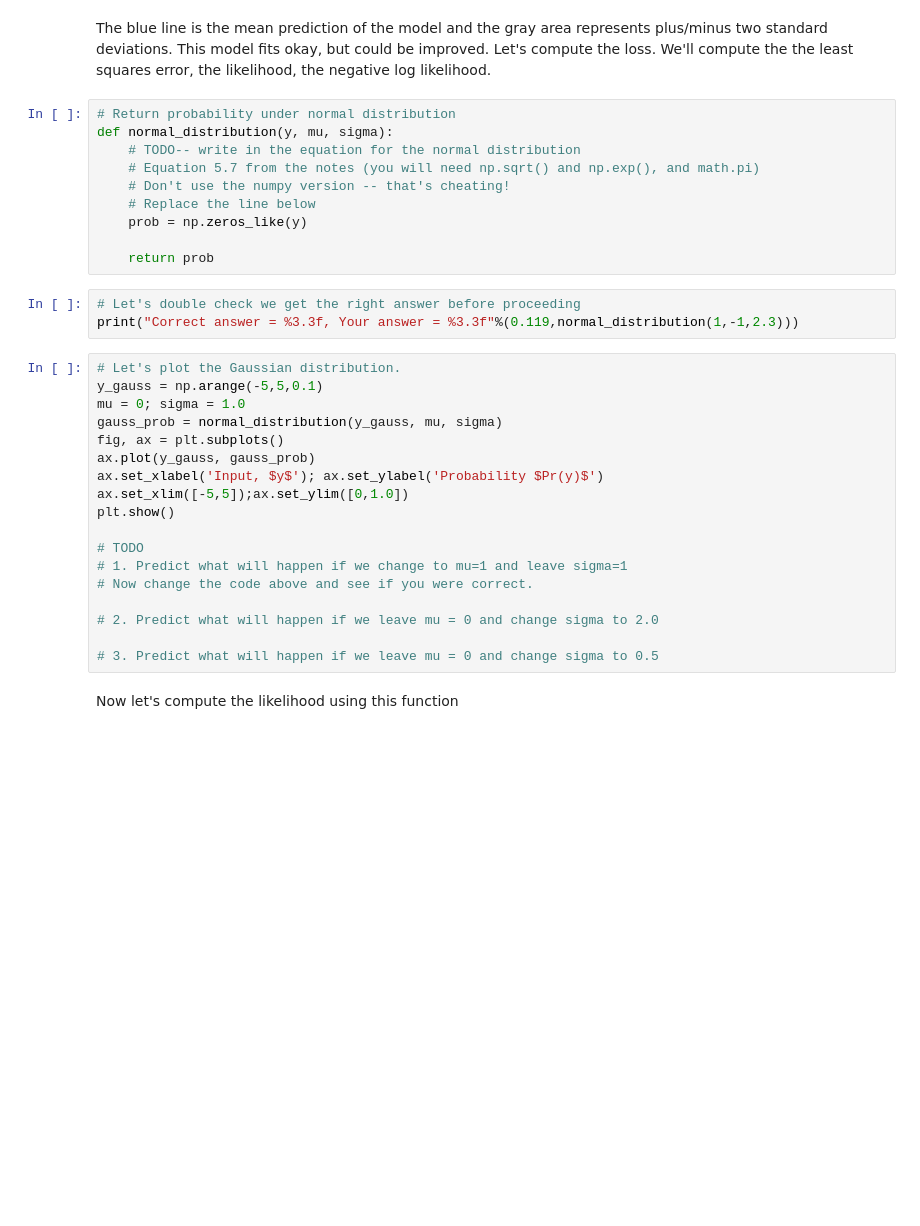
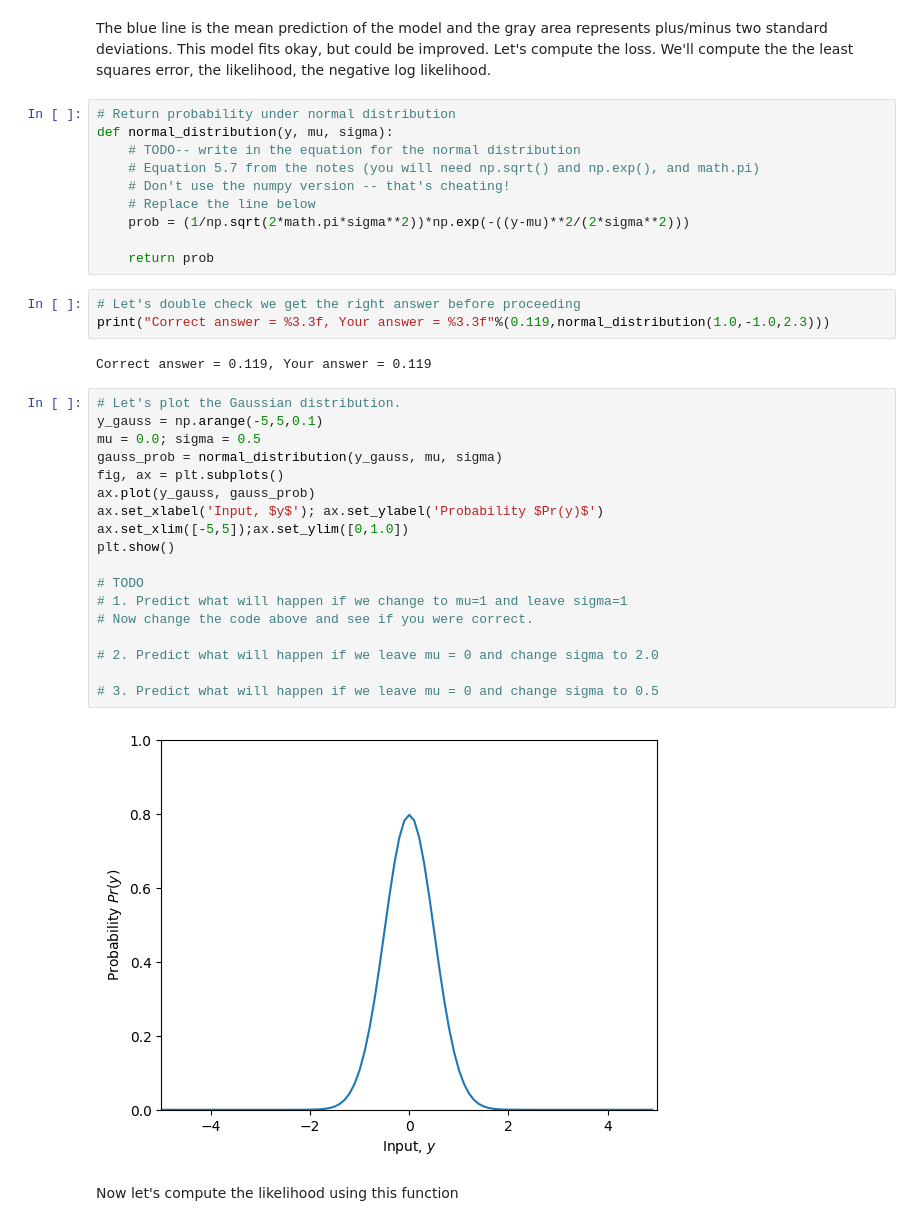
Before and after one commit to DavidDaza2906/Math_Of_DL, a Jupyter notebook: Chapter 5/5_1_Least_Squares_Loss.ipynb, the cells around one changed output. Cells and saved outputs as stored; diff of their text form; blank space fills up the shorter version.

```diff
--- a/Chapter 5/5_1_Least_Squares_Loss.ipynb
+++ b/Chapter 5/5_1_Least_Squares_Loss.ipynb
@@ -98,30 +100,34 @@ def normal_distribution(y, mu, sigma):
     # Equation 5.7 from the notes (you will need np.sqrt() and np.exp(), and math.pi)
     # Don't use the numpy version -- that's cheating!
     # Replace the line below
-    prob = np.zeros_like(y)
+    prob = (1/np.sqrt(2*math.pi*sigma**2))*np.exp(-((y-mu)**2/(2*sigma**2)))
 
     return prob
 # %%
 # Let's double check we get the right answer before proceeding
-print("Correct answer = %3.3f, Your answer = %3.3f"%(0.119,normal_distribution(1,-1,2.3)))
+print("Correct answer = %3.3f, Your answer = %3.3f"%(0.119,normal_distribution(1.0,-1.0,2.3)))
+# %% [output]
+Correct answer = 0.119, Your answer = 0.119
 # %%
 # Let's plot the Gaussian distribution.
 y_gauss = np.arange(-5,5,0.1)
-mu = 0; sigma = 1.0
+mu = 0.0; sigma = 0.5
 gauss_prob = normal_distribution(y_gauss, mu, sigma)
 fig, ax = plt.subplots()
 ax.plot(y_gauss, gauss_prob)
 ax.set_xlabel('Input, $y$'); ax.set_ylabel('Probability $Pr(y)$')
 ax.set_xlim([-5,5]);ax.set_ylim([0,1.0])
 plt.show()
 
 # TODO
 # 1. Predict what will happen if we change to mu=1 and leave sigma=1
 # Now change the code above and see if you were correct.
 
 # 2. Predict what will happen if we leave mu = 0 and change sigma to 2.0
 
 # 3. Predict what will happen if we leave mu = 0 and change sigma to 0.5
+# %% [output]
+[figure, added]
 # %% [markdown]
 Now let's compute the likelihood using this function
 # %%
```
Also changed, not shown: parts of 13 cells of this notebook.
